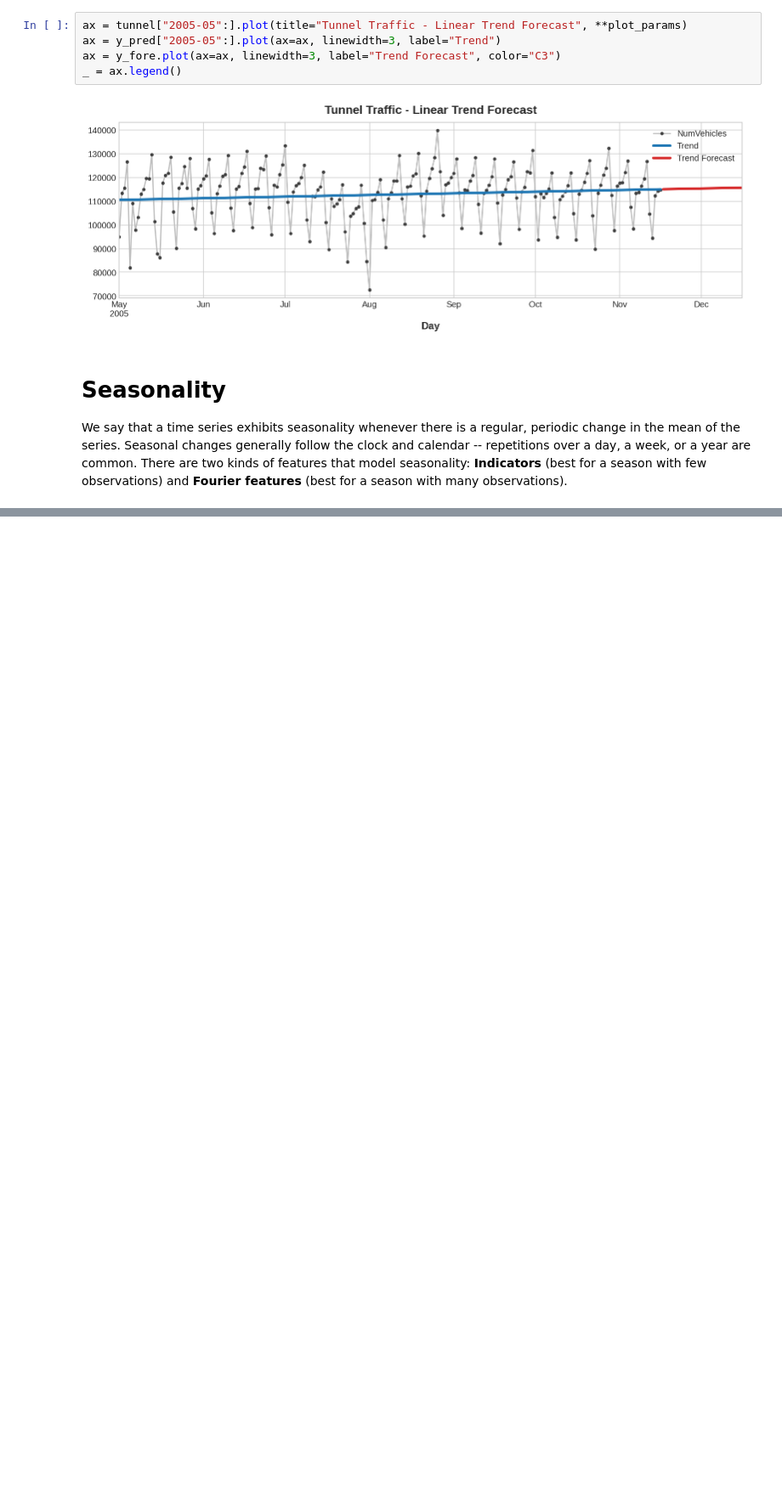
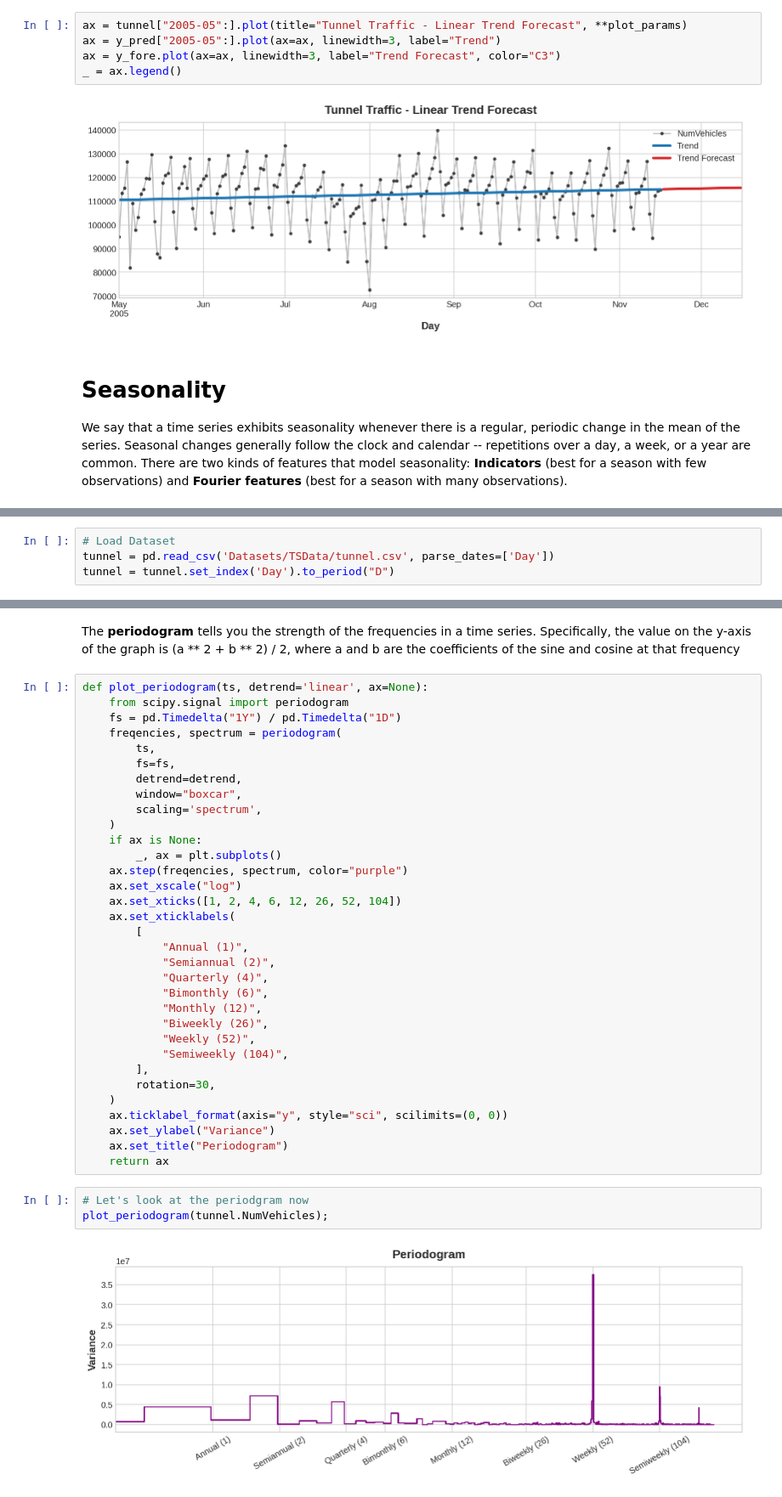
Before and after one commit to MiguelPimentel97/Exploratory_Data_Analysis, a Jupyter notebook: Time_Series.ipynb, the cells around one changed output, grey strips where cells are left out. Shown at 85% size. Drawn from its saved outputs; the diff is of its cells as text; blank space fills up the shorter version.

Commit message:
Time Series

```diff
--- a/Time_Series.ipynb
+++ b/Time_Series.ipynb
@@ -234,0 +238,4 @@ We say that a time series exhibits seasonality whenever there is a regular, peri
+# %%
+# Load Dataset
+tunnel = pd.read_csv('Datasets/TSData/tunnel.csv', parse_dates=['Day'])
+tunnel = tunnel.set_index('Day').to_period("D")
@@ -238,0 +356,40 @@ Seasonal indicators are binary features that represent seasonal differences in t
+# %% [markdown]
+The **periodogram** tells you the strength of the frequencies in a time series. Specifically, the value on the y-axis of the graph is (a ** 2 + b ** 2) / 2, where a and b are the coefficients of the sine and cosine at that frequency
+# %%
+def plot_periodogram(ts, detrend='linear', ax=None):
+    from scipy.signal import periodogram
+    fs = pd.Timedelta("1Y") / pd.Timedelta("1D")
+    freqencies, spectrum = periodogram(
+        ts,
+        fs=fs,
+        detrend=detrend,
+        window="boxcar",
+        scaling='spectrum',
+    )
+    if ax is None:
+        _, ax = plt.subplots()
+    ax.step(freqencies, spectrum, color="purple")
+    ax.set_xscale("log")
+    ax.set_xticks([1, 2, 4, 6, 12, 26, 52, 104])
+    ax.set_xticklabels(
+        [
+            "Annual (1)",
+            "Semiannual (2)",
+            "Quarterly (4)",
+            "Bimonthly (6)",
+            "Monthly (12)",
+            "Biweekly (26)",
+            "Weekly (52)",
+            "Semiweekly (104)",
+        ],
+        rotation=30,
+    )
+    ax.ticklabel_format(axis="y", style="sci", scilimits=(0, 0))
+    ax.set_ylabel("Variance")
+    ax.set_title("Periodogram")
+    return ax
+# %%
+# Let's look at the periodgram now
+plot_periodogram(tunnel.NumVehicles);
+# %% [output]
+[figure, added]
```
Also changed, not shown: parts of 69 cells of this notebook.
